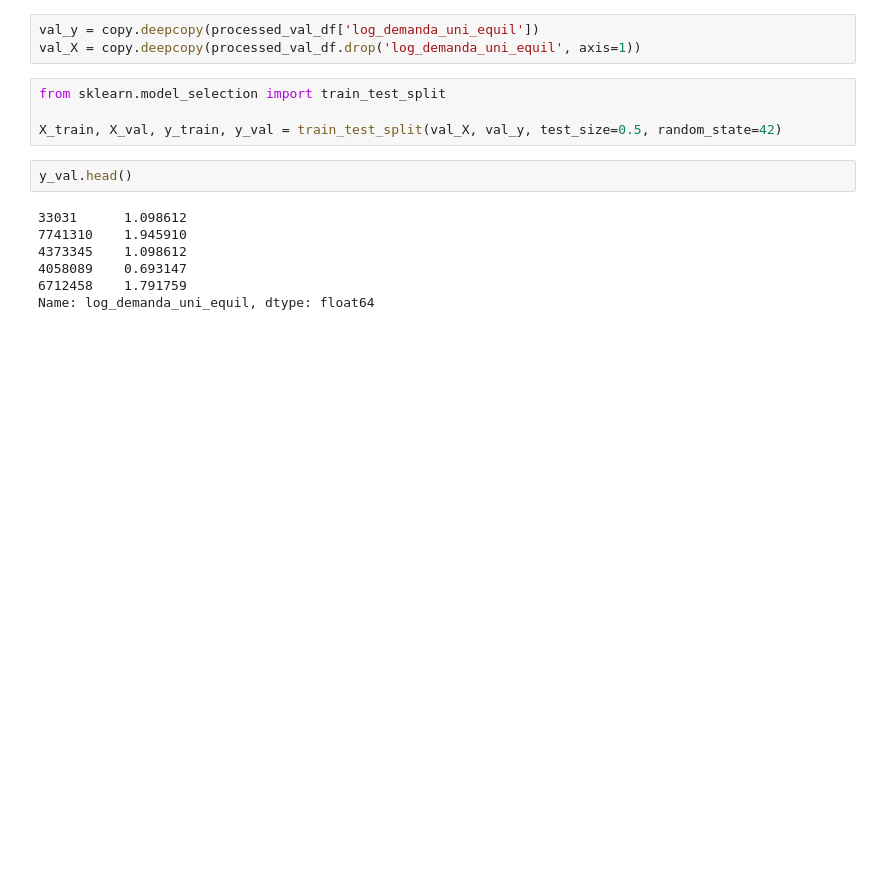
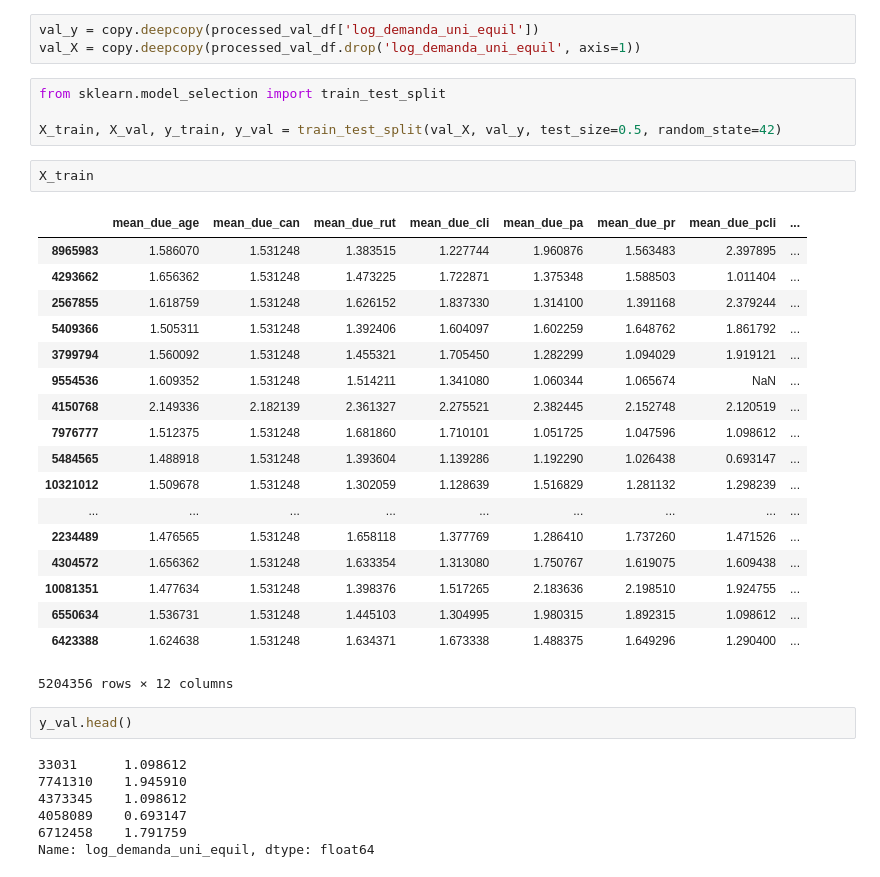
Before and after one commit to hervelao/bakery-products, a Jupyter notebook: shared_notebooks/03-xgboost-model.ipynb, the cells around one changed output. Saved outputs shown, nothing was run; the diff lists cells and outputs as text; blank space fills up the shorter version.

```diff
--- a/shared_notebooks/03-xgboost-model.ipynb
+++ b/shared_notebooks/03-xgboost-model.ipynb
@@ -45,6 +45,27 @@ val_X = copy.deepcopy(processed_val_df.drop('log_demanda_uni_equil', axis=1))
 from sklearn.model_selection import train_test_split
 
 X_train, X_val, y_train, y_val = train_test_split(val_X, val_y, test_size=0.5, random_state=42)
+# %%
+X_train
+# %% [output]
+|  | mean_due_age | mean_due_can | mean_due_rut | mean_due_cli | mean_due_pa | mean_due_pr | mean_due_pcli | ... |
+| 8965983 | 1.586070 | 1.531248 | 1.383515 | 1.227744 | 1.960876 | 1.563483 | 2.397895 | ... |
+| 4293662 | 1.656362 | 1.531248 | 1.473225 | 1.722871 | 1.375348 | 1.588503 | 1.011404 | ... |
+| 2567855 | 1.618759 | 1.531248 | 1.626152 | 1.837330 | 1.314100 | 1.391168 | 2.379244 | ... |
+| 5409366 | 1.505311 | 1.531248 | 1.392406 | 1.604097 | 1.602259 | 1.648762 | 1.861792 | ... |
+| 3799794 | 1.560092 | 1.531248 | 1.455321 | 1.705450 | 1.282299 | 1.094029 | 1.919121 | ... |
+| 9554536 | 1.609352 | 1.531248 | 1.514211 | 1.341080 | 1.060344 | 1.065674 | NaN | ... |
+| 4150768 | 2.149336 | 2.182139 | 2.361327 | 2.275521 | 2.382445 | 2.152748 | 2.120519 | ... |
+| 7976777 | 1.512375 | 1.531248 | 1.681860 | 1.710101 | 1.051725 | 1.047596 | 1.098612 | ... |
+| 5484565 | 1.488918 | 1.531248 | 1.393604 | 1.139286 | 1.192290 | 1.026438 | 0.693147 | ... |
+| 10321012 | 1.509678 | 1.531248 | 1.302059 | 1.128639 | 1.516829 | 1.281132 | 1.298239 | ... |
+| ... | ... | ... | ... | ... | ... | ... | ... | ... |
+| 2234489 | 1.476565 | 1.531248 | 1.658118 | 1.377769 | 1.286410 | 1.737260 | 1.471526 | ... |
+| 4304572 | 1.656362 | 1.531248 | 1.633354 | 1.313080 | 1.750767 | 1.619075 | 1.609438 | ... |
+| 10081351 | 1.477634 | 1.531248 | 1.398376 | 1.517265 | 2.183636 | 2.198510 | 1.924755 | ... |
+| 6550634 | 1.536731 | 1.531248 | 1.445103 | 1.304995 | 1.980315 | 1.892315 | 1.098612 | ... |
+| 6423388 | 1.624638 | 1.531248 | 1.634371 | 1.673338 | 1.488375 | 1.649296 | 1.290400 | ... |
+5204356 rows × 12 columns
 # %%
 y_val.head()
 # %% [output]
```
Also changed, not shown: parts of 2 cells of this notebook, 4 other files.
